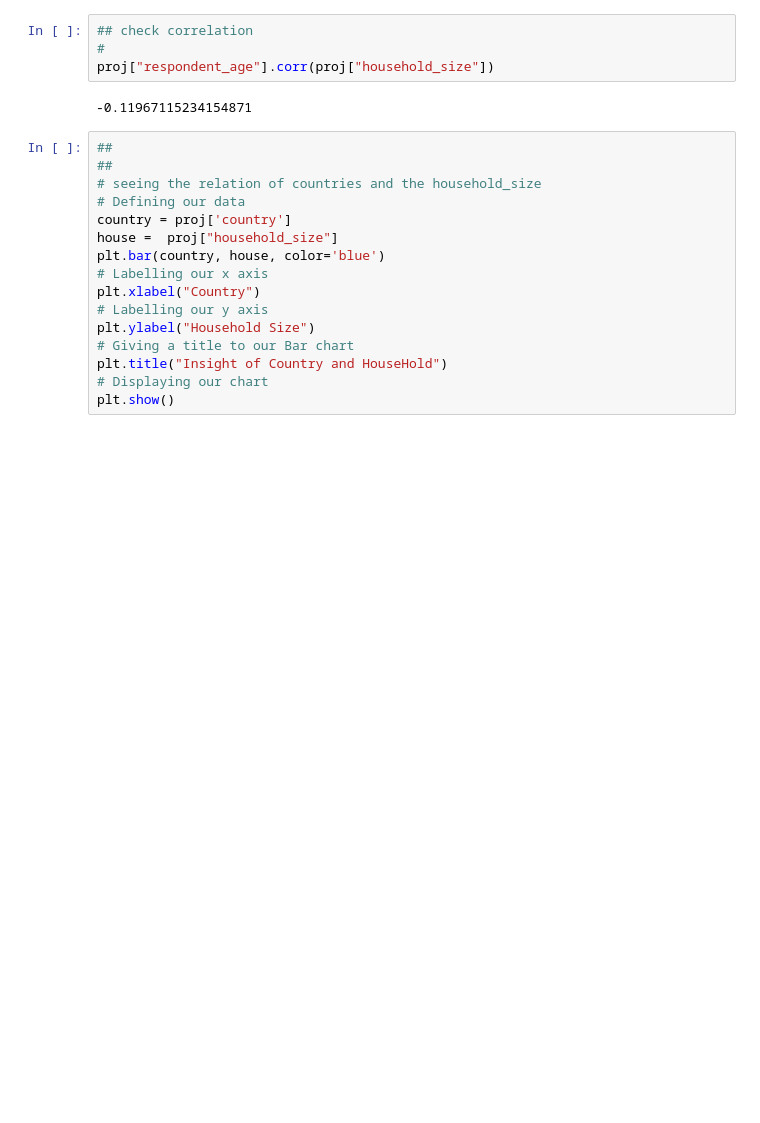
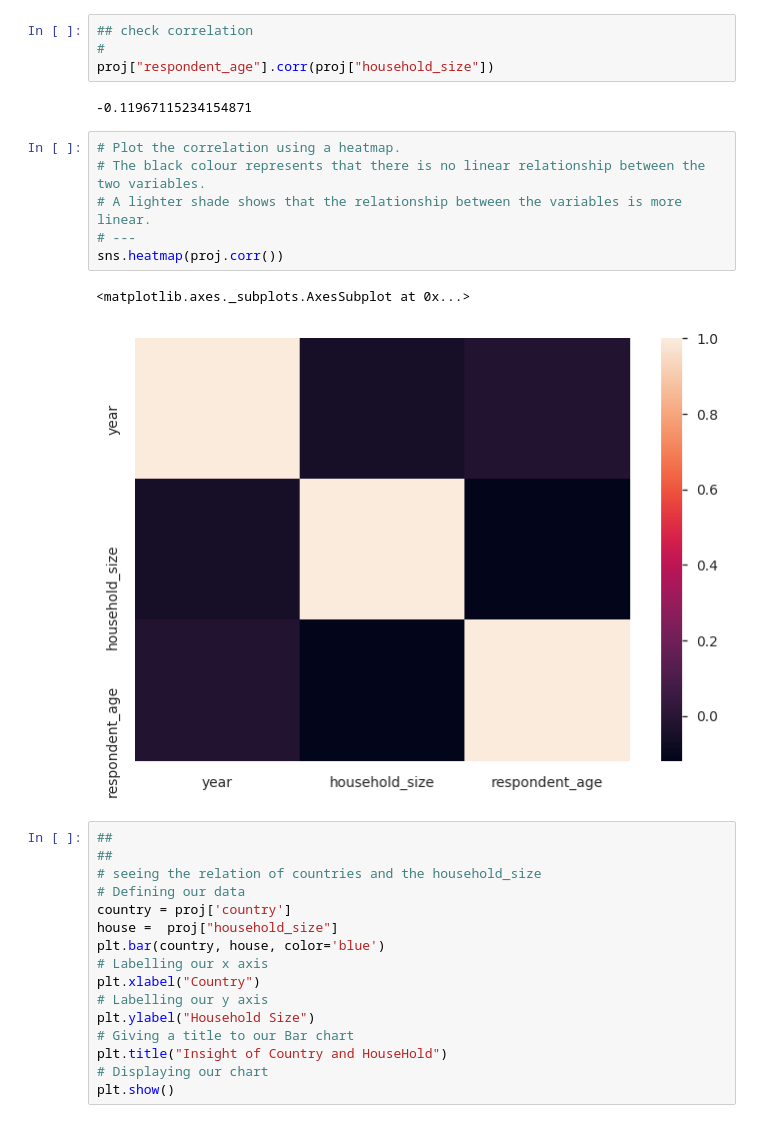
Before and after one commit to gakurujnr/Financial-Inclusion-Dataset, a Jupyter notebook: Moringa_Data_Science_Core_W1_Independent_Project_2019_08_Peter_Gakuru_Python_Notebook.ipynb, the cells around one changed output. Cells and saved outputs as stored; diff of their text form; blank space fills up the shorter version.

```diff
--- a/Moringa_Data_Science_Core_W1_Independent_Project_2019_08_Peter_Gakuru_Python_Notebook.ipynb
+++ b/Moringa_Data_Science_Core_W1_Independent_Project_2019_08_Peter_Gakuru_Python_Notebook.ipynb
@@ -467,6 +467,15 @@ plt.show()
 proj["respondent_age"].corr(proj["household_size"])
 # %% [output]
 -0.11967115234154871
+# %%
+# Plot the correlation using a heatmap.
+# The black colour represents that there is no linear relationship between the two variables.
+# A lighter shade shows that the relationship between the variables is more linear.
+# ---
+sns.heatmap(proj.corr())
+# %% [output]
+<matplotlib.axes._subplots.AxesSubplot at 0x...>
+[figure, added]
 # %%
 ##
 ##
```
Also changed, not shown: parts of 4 cells of this notebook.
